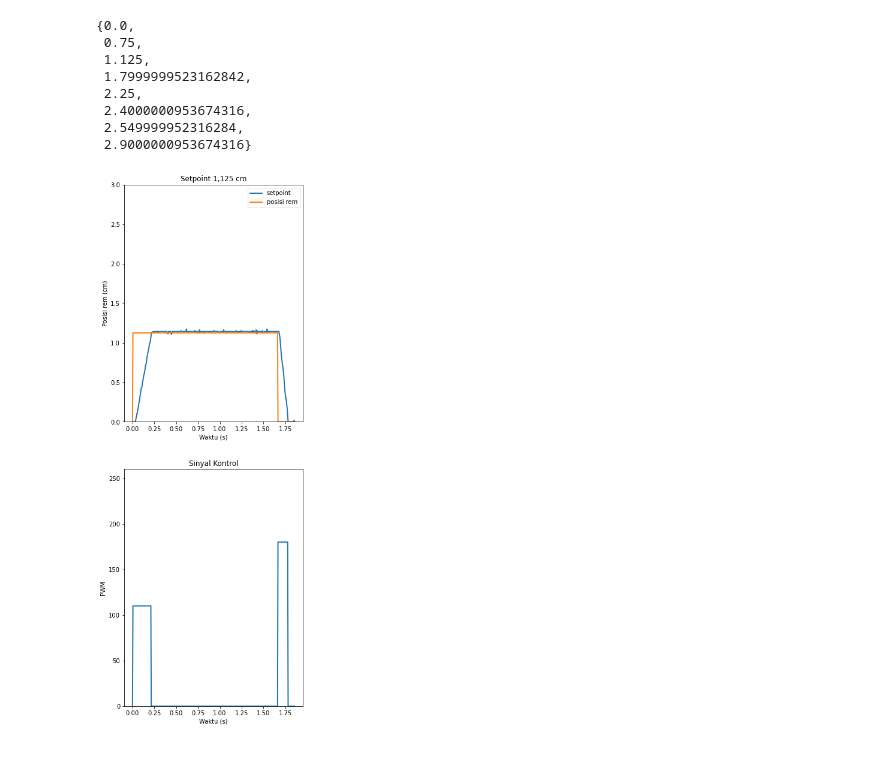
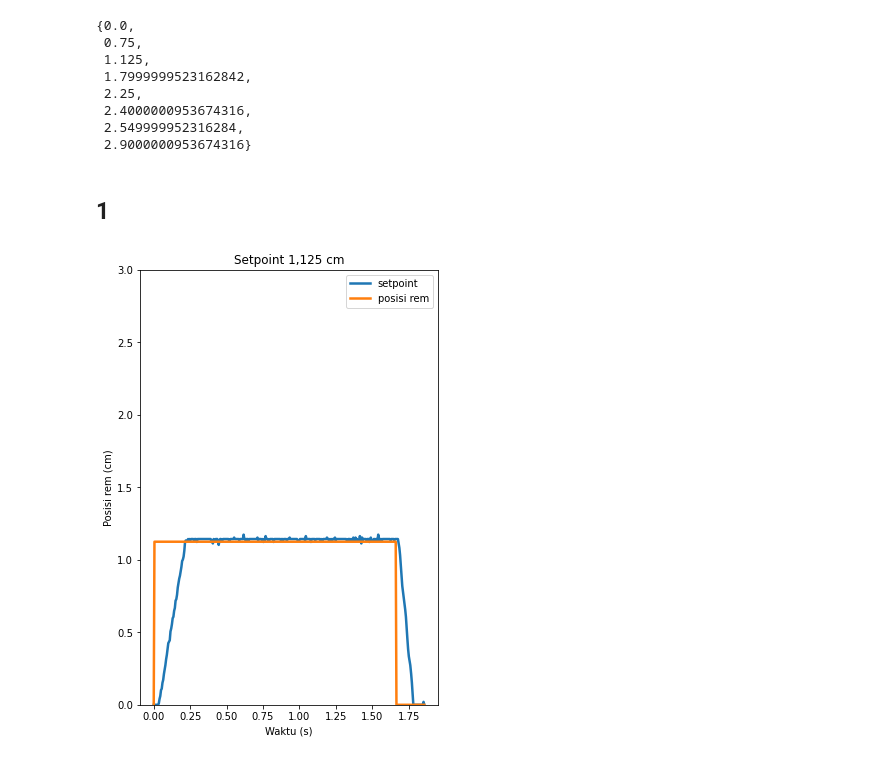
Before and after one commit to fadamsyah/final-project, a Jupyter notebook: Brake/brake_calibration.ipynb, the cells around one changed output. Cells and saved outputs as stored; diff of their text form; code cells hidden in the pictures.

```diff
--- a/Brake/brake_calibration.ipynb
+++ b/Brake/brake_calibration.ipynb
@@ -115,3 +116,5 @@ Variasi Setpoint
 sp_1 = list(np.where(np.abs(brake_setpoint - 1.125) <= 0.01))[0]
 sp_2 = list(np.where(np.abs(brake_setpoint - 2.25) <= 0.01))[0]
 sp_3 = list(np.where(np.abs(brake_setpoint - 2.9) <= 0.01))[0]
+# %% [markdown]
+## 1
@@ -118,29 +126,16 @@ sp_3 = list(np.where(np.abs(brake_setpoint - 2.9) <= 0.01))[0]
 # %%
-add_idx = [-1,40]
+scale = 1.
+plt.figure(figsize=(16/3*scale, 16/2*scale))
 
-lim0 = sp_1[0]+add_idx[0]
-lim1 = sp_1[-1]+add_idx[-1]
-
-scale = 1.
-plt.figure(figsize=(16/3*scale, 16*scale))
-
-plt.subplot(2,1,1)
-plt.plot(list_t_header[lim0:lim1] - list_t_header[lim0], brake_position[lim0:lim1], label='setpoint', linewidth=2.)
-plt.plot(list_t_header[lim0:lim1] - list_t_header[lim0], brake_setpoint[lim0:lim1], label='posisi rem', linewidth=2.)
+plt.plot(list_t_header[lim0:lim1] - list_t_header[lim0], brake_position[lim0:lim1], label='setpoint', linewidth=2.5)
+plt.plot(list_t_header[lim0:lim1] - list_t_header[lim0], brake_setpoint[lim0:lim1], label='posisi rem', linewidth=2.5)
 plt.title('Setpoint 1,125 cm')
 plt.xlabel('Waktu (s)')
 plt.ylabel('Posisi rem (cm)')
 plt.legend()
 plt.ylim(0,3)
 
-plt.subplot(2,1,2)
-plt.plot(list_t_header[lim0:lim1] - list_t_header[lim0], brake_pwm[lim0:lim1], linewidth=2.)
-plt.title('Sinyal Kontrol')
-plt.xlabel('Waktu (s)')
-plt.ylabel('PWM')
-plt.ylim(0,260)
-
 plt.savefig('sp_1,125.png', dpi=500, transparent=True)
 plt.show()
 # %% [output]
-[figure, old version]
+[figure, new version]
```
Also changed, not shown: parts of 18 cells of this notebook, 11 other files.
